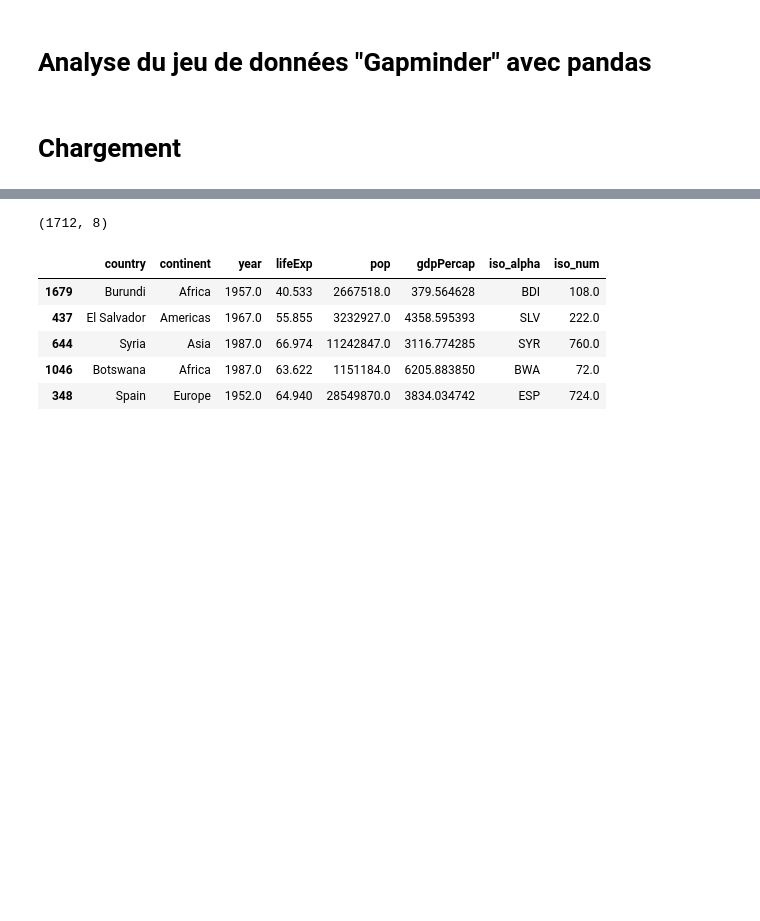
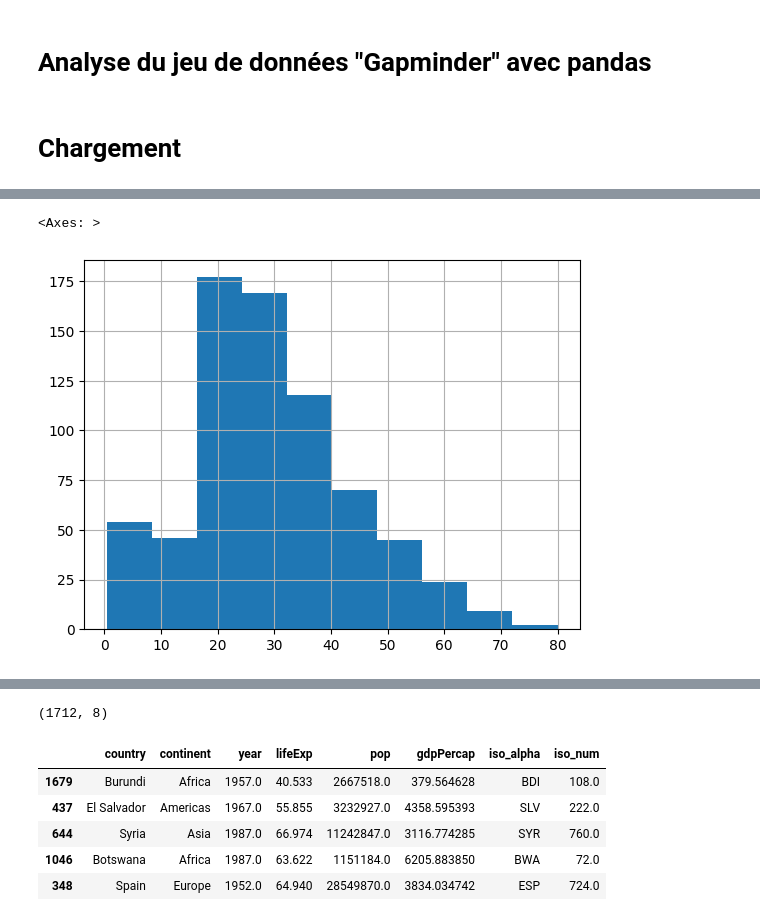
Before and after one commit to yzpt/module_pandas_B2, a Jupyter notebook: 2.0.gapminder_analysis.ipynb, the cells around one changed output, grey strips where cells are left out. Cells and saved outputs as stored; diff of their text form; code cells hidden in the pictures; blank space fills up the shorter version.

```diff
--- a/2.0.gapminder_analysis.ipynb
+++ b/2.0.gapminder_analysis.ipynb
@@ -23,0 +87,5 @@ df.head()
+# %%
+df['Age'].hist()
+# %% [output]
+<Axes: >
+[figure, added]
```
Also changed, not shown: parts of 21 cells of this notebook, 5 other files.
